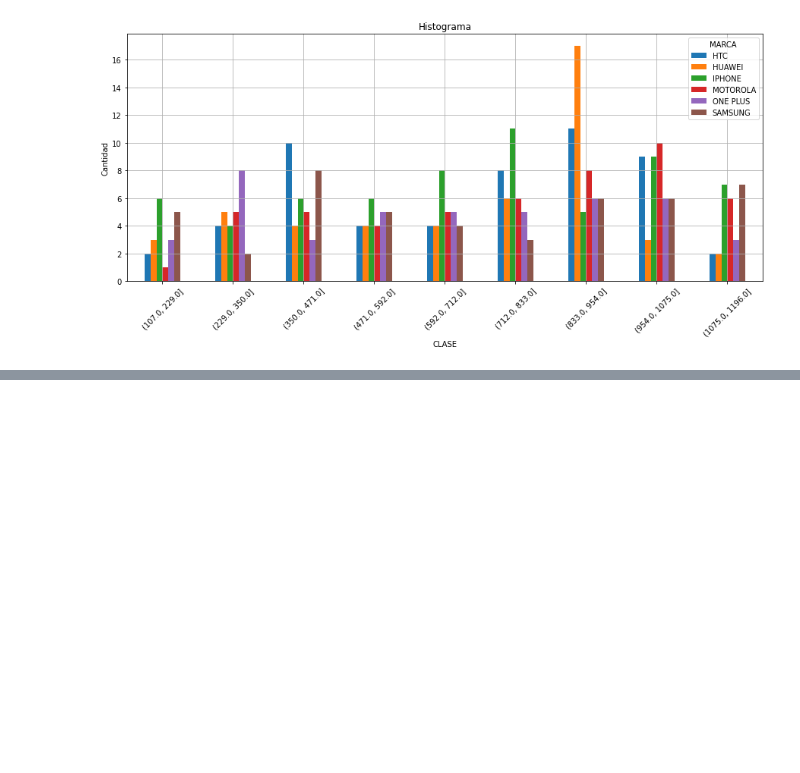
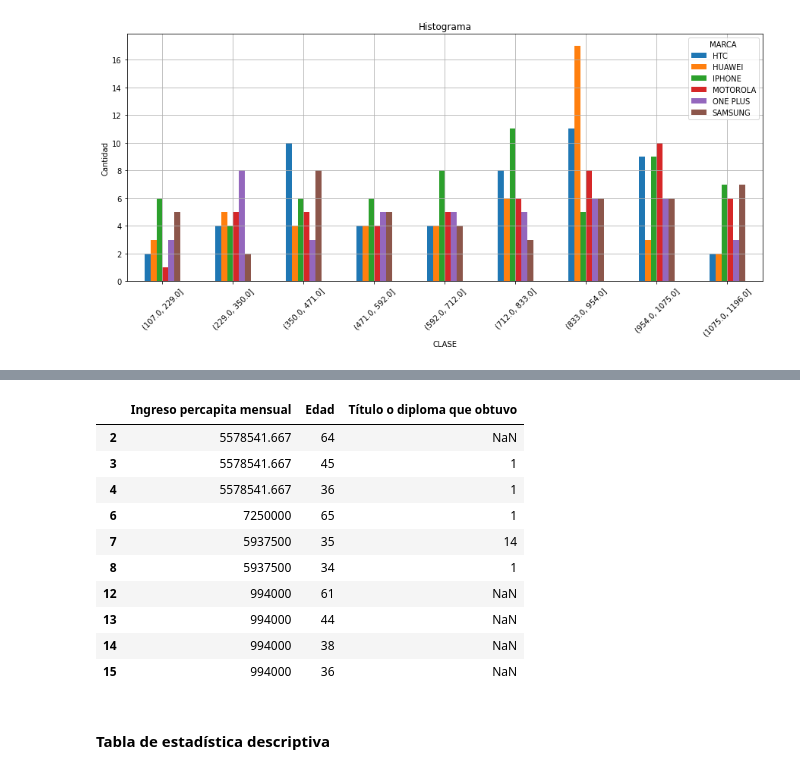
Before and after one commit to pyefiuna/Laboratorio, a Jupyter notebook: notebooks/1_Estadística_Descriptiva.ipynb, the cells around one changed output, grey strips where cells are left out. Drawn from its saved outputs; the diff is of its cells as text; code cells hidden in the pictures; blank space fills up the shorter version.

```diff
--- a/notebooks/1_Estadística_Descriptiva.ipynb
+++ b/notebooks/1_Estadística_Descriptiva.ipynb
@@ -323,0 +332,4 @@ smartphones.groupby(['CLASE'])['MARCA'].value_counts().unstack().plot.bar(figsiz
+# %%
+## Se importa el .csv necesario
+EPH = pd.read_csv(f'{EPH2016_PATH}/Archivo de Datos.csv')
+print(EPH)
@@ -323,0 +394,18 @@ smartphones.groupby(['CLASE'])['MARCA'].value_counts().unstack().plot.bar(figsiz
+# %%
+# Se filtra para tener las columnas relevantes
+EPH = EPH[['Ingreso percapita mensual', 'Edad', 'Título o diploma que obtuvo']]
+EPH.head(10)
+# %% [output]
+|  | Ingreso percapita mensual | Edad | Título o diploma que obtuvo |
+| 2 | 5578541.667 | 64 | NaN |
+| 3 | 5578541.667 | 45 | 1 |
+| 4 | 5578541.667 | 36 | 1 |
+| 6 | 7250000 | 65 | 1 |
+| 7 | 5937500 | 35 | 14 |
+| 8 | 5937500 | 34 | 1 |
+| 12 | 994000 | 61 | NaN |
+| 13 | 994000 | 44 | NaN |
+| 14 | 994000 | 38 | NaN |
+| 15 | 994000 | 36 | NaN |
+# %% [markdown]
+#### Tabla de estadística descriptiva
```
Also changed, not shown: parts of 19 cells of this notebook.
